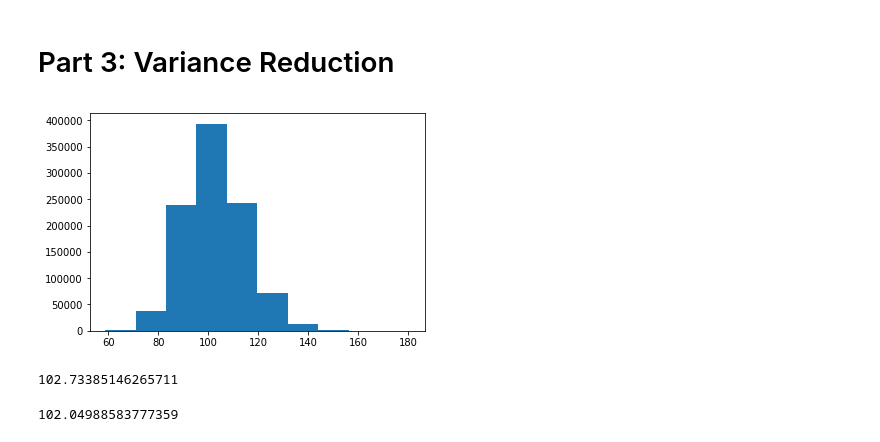
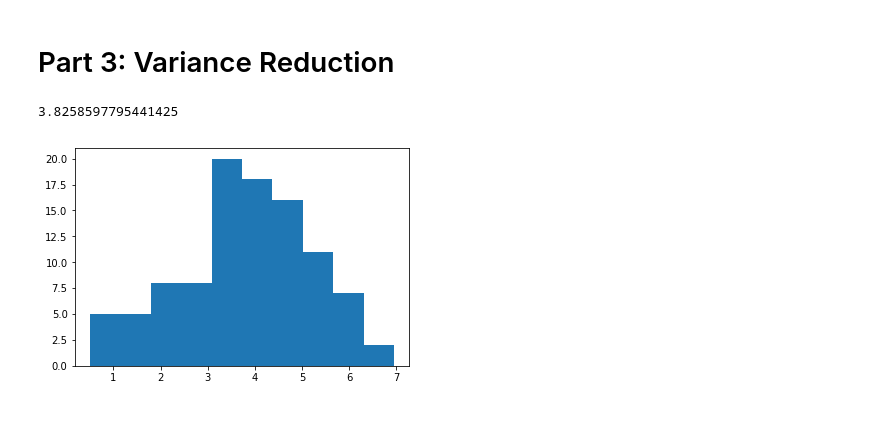
Before and after one commit to RomyM08/Comp_finance, a Jupyter notebook: Assignment2/Assignment2.ipynb, the cells around one changed output. Cells and saved outputs as stored; diff of their text form; code cells hidden in the pictures.

```diff
--- a/Assignment2/Assignment2.ipynb
+++ b/Assignment2/Assignment2.ipynb
@@ -423,21 +406,17 @@ def asian_option(t, stock_price, strike_price=99, interest_rate=0.06, volatility
 def one_step_stockJ(stock_price, interest_rate, volatility, maturity, Z):
     return stock_price * math.exp((interest_rate - 0.5 * volatility ** 2) * maturity + volatility * math.sqrt(maturity) * Z)
-# %%
-asian_call = []
-for _ in range(1000000):
-    asian_call.append(asian_option_pathJ())
-plt.hist(asian_call)
-plt.show()
-print(np.mean(asian_call))
-# %% [output]
-[figure, removed]
-102.73385146265711
+# %%
+mean_list = []
+for trial in range(100):
+    print(trial)
+    asian_call = []
+    for _ in range(1000):
+        asian_call.append(asian_option_pathJ())
+    mean_list.append(np.mean(asian_call))
+plt.hist(mean_list)
+plt.show()
 # %%
 def analytic_solution(start_price = 100, T = 1, N = 100, r = 0.06, sigma = 0.2):
     mu = (r - 0.5 * sigma**2) * (N + 1) / (2 * N) * T
     sig = sigma**2 * ((N + 1) * (2 * N + 1) / (6 * N**2) * T)
     return  start_price * math.exp(mu + sig**2/2)
-# %%
-analytic_solution()
-# %% [output]
-102.04988583777359
@@ -443,0 +442,31 @@ analytic_solution()
+# %%
+lucky_list = []
+for _ in range(10000):
+    lucky_list.append(asian_option_pathS())
+
+plt.hist(lucky_list)
+plt.show()
+print(np.mean(lucky_list))
+# %%
+def paper(N=100, strike_price=99, stock_price=100, interest_rate=0.06, volatility=0.2, maturity=1):
+    randomness = np.random.normal(size = N)
+    # trials are #iterations of monte carlo
+    Si = np.zeros(N + 1)
+    Si[0] = stock_price
+
+    for i in range(N):
+        Si[i+1] = one_step_stockJ(Si[i], interest_rate, volatility, 1/N, randomness[i])
+
+    return np.max(np.prod(Si)**(1/(N+1)) - strike_price)
+# %%
+b = []
+for q in range(100):
+    a =[]
+    for _ in range(100):
+        a.append(paper())
+    b.append(np.mean(a))
+plt.hist(b)
+print(np.mean(b))
+# %% [output]
+3.8258597795441425
+[figure, added]
```
Also changed, not shown: parts of 13 cells of this notebook.
